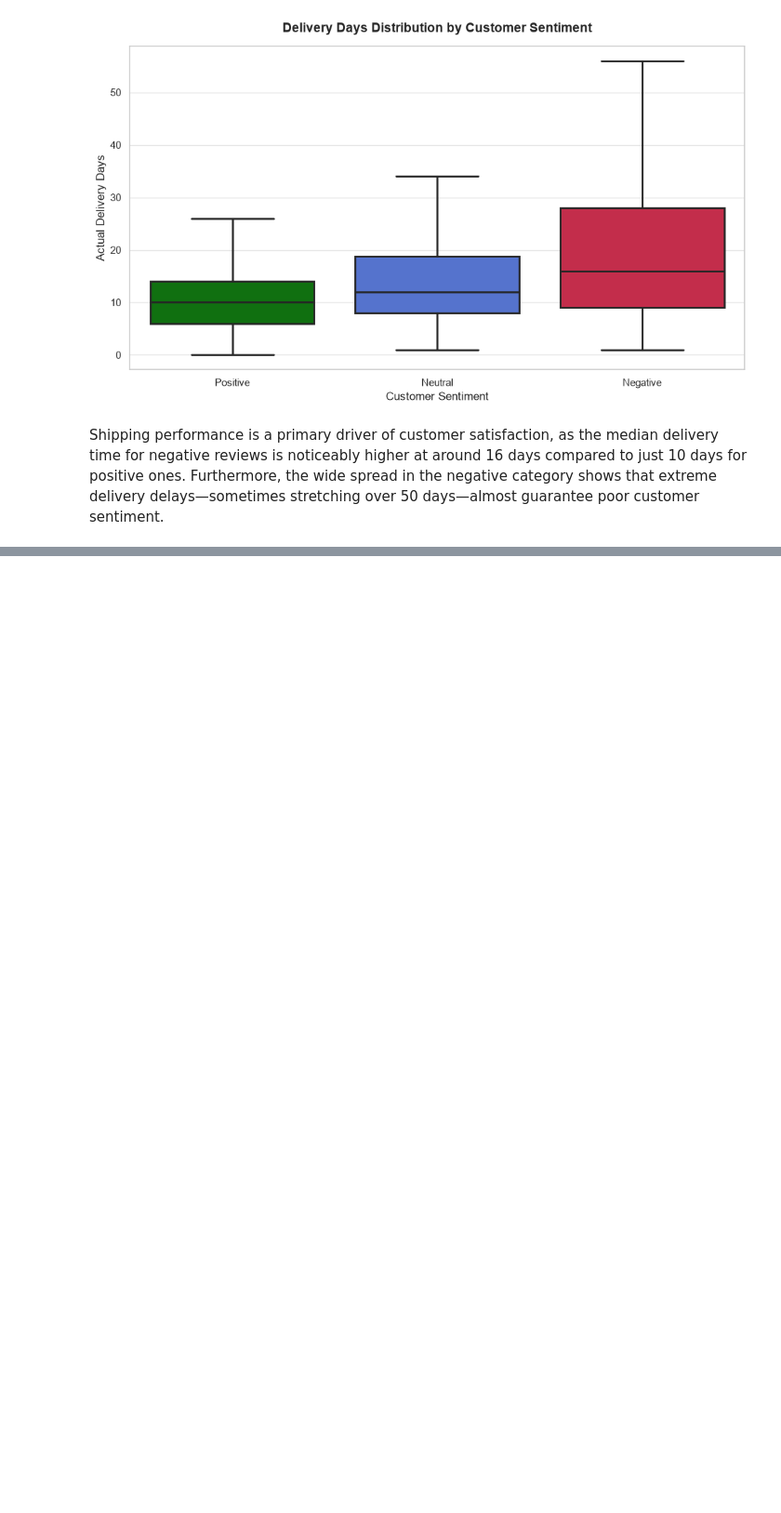
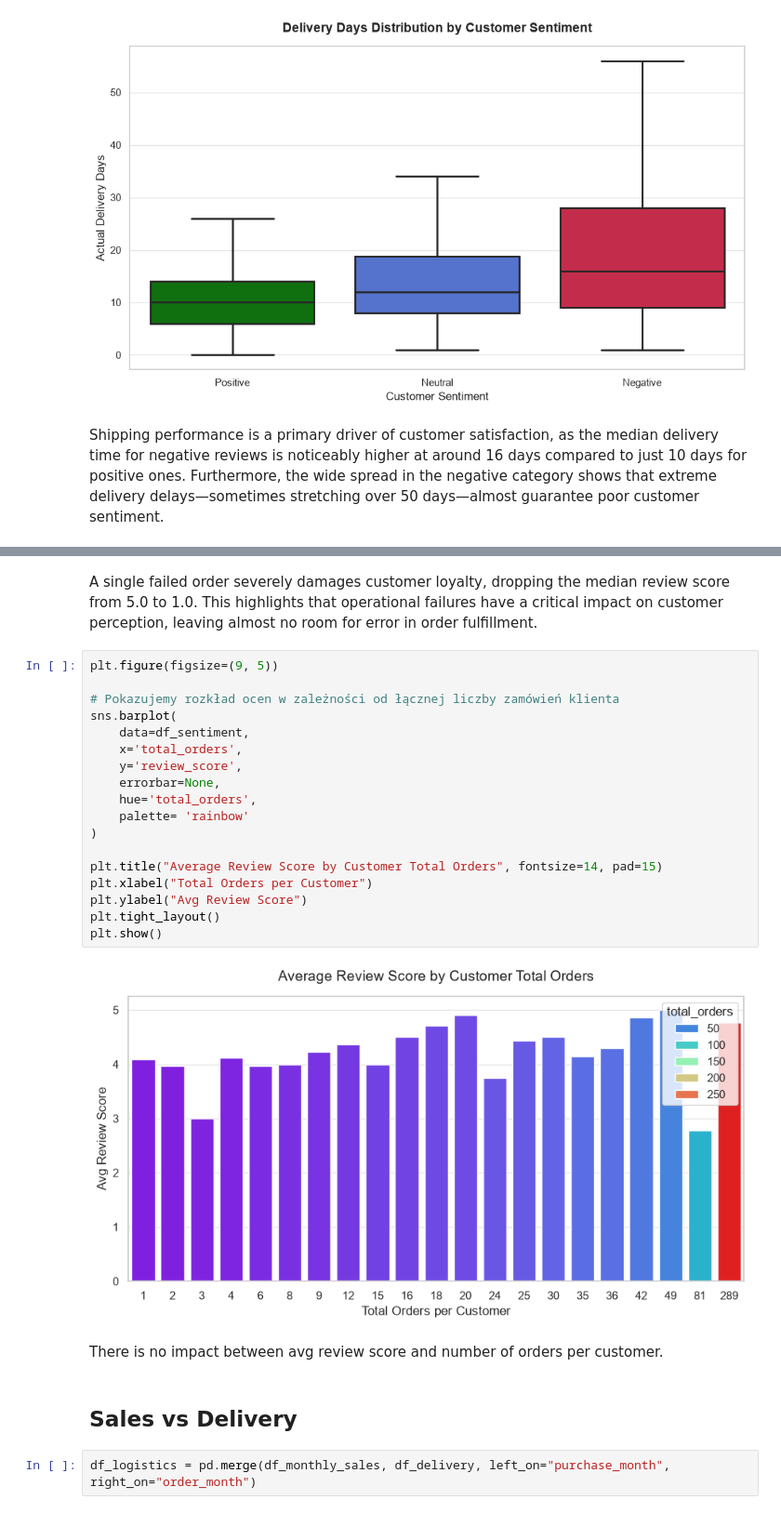
Before and after one commit to MarKotyn/olist-ecommerce-customer-analytics, a Jupyter notebook: python/notebooks/02_eda.ipynb, the cells around one changed output, grey strips where cells are left out. Shown at 93% size. Saved outputs shown, nothing was run; the diff lists cells and outputs as text; blank space fills up the shorter version.

```diff
--- a/python/notebooks/02_eda.ipynb
+++ b/python/notebooks/02_eda.ipynb
@@ -511,0 +655,28 @@ Shipping performance is a primary driver of customer satisfaction, as the median
+# %% [markdown]
+A single failed order severely damages customer loyalty, dropping the median review score from 5.0 to 1.0. This highlights that operational failures have a critical impact on customer perception, leaving almost no room for error in order fulfillment.
+# %%
+plt.figure(figsize=(9, 5))
+
+# Pokazujemy rozkład ocen w zależności od łącznej liczby zamówień klienta
+sns.barplot(
+    data=df_sentiment,
+    x='total_orders',
+    y='review_score',
+    errorbar=None,
+    hue='total_orders',
+    palette= 'rainbow'
+)
+
+plt.title("Average Review Score by Customer Total Orders", fontsize=14, pad=15)
+plt.xlabel("Total Orders per Customer")
+plt.ylabel("Avg Review Score")
+plt.tight_layout()
+plt.show()
+# %% [output]
+[figure, added]
+# %% [markdown]
+There is no impact between avg review score and number of orders per customer.
+# %% [markdown]
+## Sales vs Delivery
+# %%
+df_logistics = pd.merge(df_monthly_sales, df_delivery, left_on="purchase_month", right_on="order_month")
```
Also changed, not shown: parts of 17 cells of this notebook.
